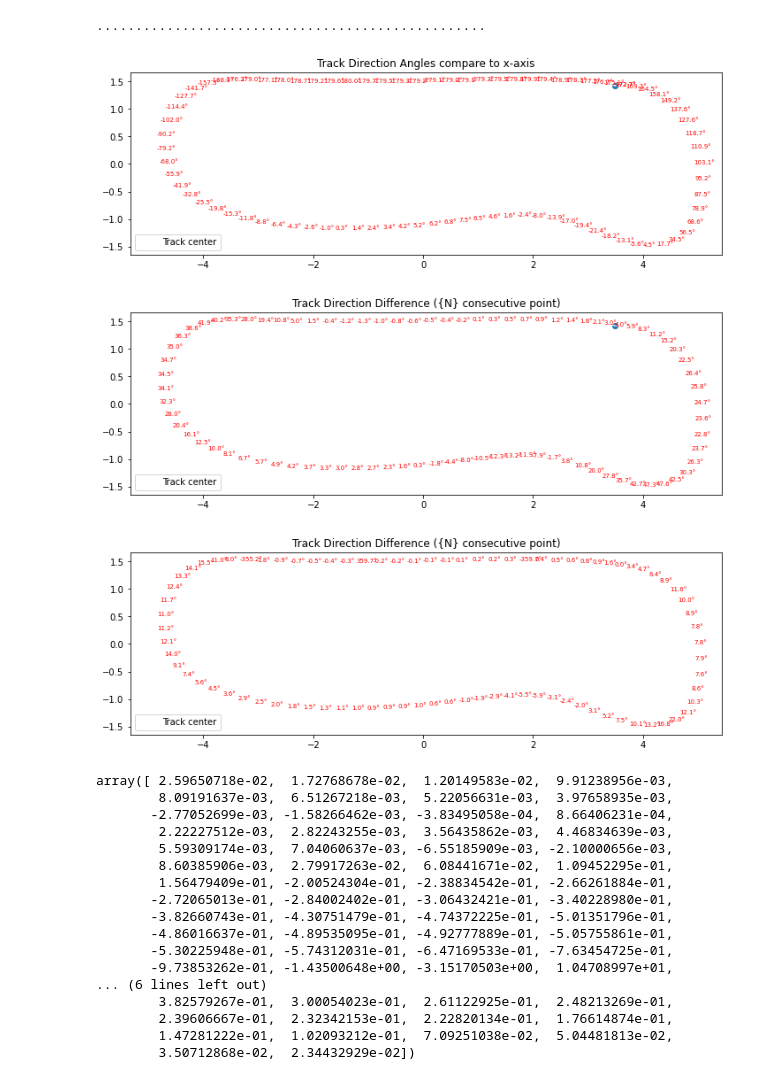
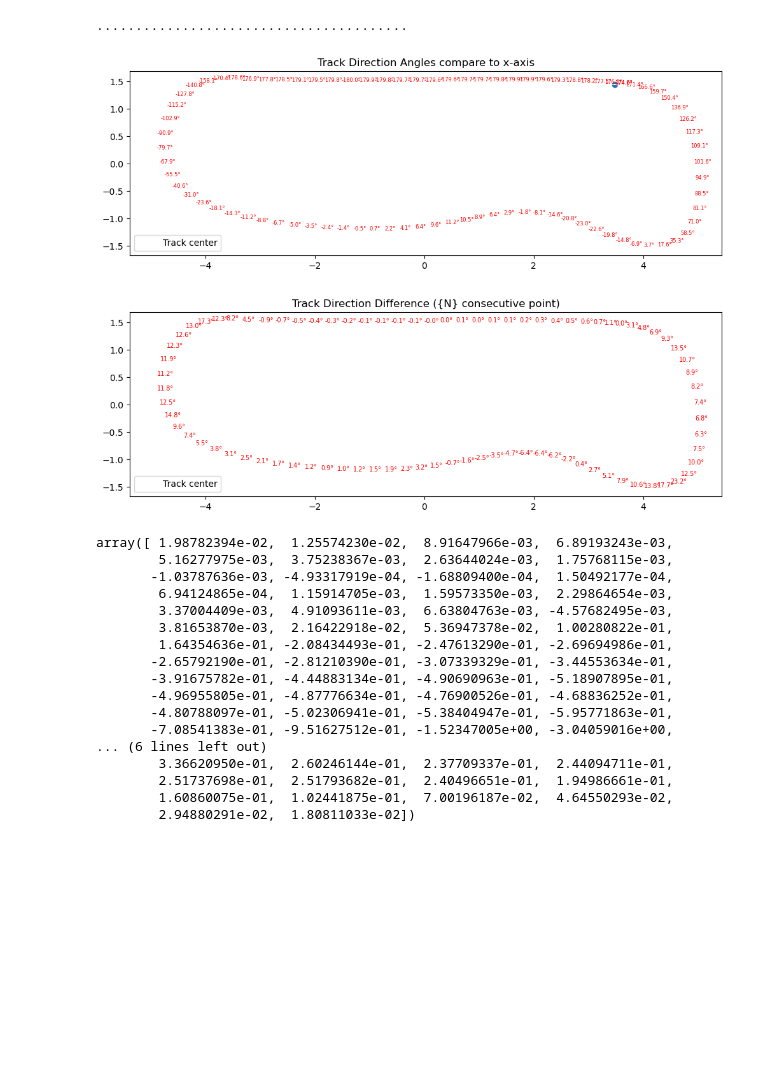
Before and after one commit to nachtdenkerr/42Horsepower, a Jupyter notebook: pre_compute.ipynb, the cells around one changed output. Drawn from its saved outputs; the diff is of its cells as text; code cells hidden in the pictures; blank space fills up the shorter version.

```diff
--- a/pre_compute.ipynb
+++ b/pre_compute.ipynb
@@ -57,7 +65,7 @@ def x_perc_width(waypoint, perc_width):
 
     return [center_x, center_y, inner_x_new, inner_y_new, outer_x_new, outer_y_new]
 
-PERC_WIDTH = 0.8
+PERC_WIDTH = 0.7
 waypoints_new = [x_perc_width(waypoint, perc_width=PERC_WIDTH) for waypoint in waypoints]
 waypoints_new = np.asarray(waypoints_new)
 
@@ -76,7 +84,7 @@ XI_ITERATIONS=4
 
 # Number of times to scan the entire race track to iterate
 # 500 will get a good start, 1500 will be closer to optimal result
-LINE_ITERATIONS=1000
+LINE_ITERATIONS=800
 
 def menger_curvature(pt1, pt2, pt3, atol=1e-3):
 
@@ -157,7 +165,7 @@ for i in range(LINE_ITERATIONS):
 # need to put duplicate point race_line[0] at race_line[-1] to make a closed loops
 ideal_race_line = np.append(race_line, [race_line[0]], axis=0)
 # %% [output]
-..................................................
+........................................
 # %%
 # --- Calculate vector angle at every point on the track ---
 def calculate_vector_angle_on_track(line):
@@ -166,10 +174,11 @@ def calculate_vector_angle_on_track(line):
 	# Compute direction vectors between consecutive points
 	directions = np.roll(line, -1, axis=0) - line
 	directions[N - 1] = directions[0]
-	# directions = directions[:N - 1]
 	# Compute angles in degrees (-180 to 180)
 	track_angles = np.degrees(np.arctan2(directions[:, 1], directions[:, 0]))
-	track_angles = (track_angles + 180) % 360 -180
+	for i in range(len(track_angles)):
+		if track_angles[i] > 180.0:
+			track_angles[i] = 360.0 - track_angles
 	return track_angles
 # %%
 # --- Calculate angle difference from one point to N point ahead ---
@@ -204,7 +213,7 @@ def plot_track_angles(center_line, step=5):
 	plt.scatter(xs[0], ys[0])
 	# Annotate with angles
 	for i in range(0, len(angles), step):
-		plt.text(xs[i], ys[i], f"{angles[i]:.1f}°", fontsize=7, color="red")
+		plt.text(xs[i], ys[i], f"{angles[i]:.1f}°", fontsize=6, color="red")
 
 	plt.gca().set_aspect("equal")
 	plt.title("Track Direction Angles compare to x-axis")
@@ -250,12 +259,12 @@ ideal_track_angles = calculate_vector_angle_on_track(ideal_race_line)
 original_track_angles = calculate_vector_angle_on_track(center_line)
 # %%
 plot_track_angles(ideal_race_line, step=1)
-plot_track_angle_diff(ideal_race_line, 7)
+# plot_track_angle_diff(ideal_race_line, 7)
 # %% [output]
-[figure, old version]
+[figure, new version]
-[figure, removed]
 # %%
 one_point_angle_diff = np.roll(ideal_track_angles, -1, axis=0) - ideal_track_angles
+one_point_angle_diff = (one_point_angle_diff + 180) % 360 - 180
 xs, ys = ideal_race_line[:, 0], ideal_race_line[:, 1]
 plt.figure(figsize=(12, 6))
 plt.plot(xs, ys, "w-", linewidth=1, label="Track center")
@@ -266,28 +275,28 @@ plt.title("Track Direction Difference ({N} consecutive point)")
 plt.legend()
 plt.show()
 # %% [output]
-[figure, old version]
+[figure, new version]
 # %%
 rate_of_change = calculate_track_angle_diff_N_point(ideal_race_line, ideal_track_angles, 7) / ideal_track_angles
 rate_of_change
 # %% [output]
-array([ 2.59650718e-02,  1.72768678e-02,  1.20149583e-02,  9.91238956e-03,
-        8.09191637e-03,  6.51267218e-03,  5.22056631e-03,  3.97658935e-03,
-       -2.77052699e-03, -1.58266462e-03, -3.83495058e-04,  8.66406231e-04,
-        2.22227512e-03,  2.82243255e-03,  3.56435862e-03,  4.46834639e-03,
-        5.59309174e-03,  7.04060637e-03, -6.55185909e-03, -2.10000656e-03,
-        8.60385906e-03,  2.79917263e-02,  6.08441671e-02,  1.09452295e-01,
-        1.56479409e-01, -2.00524304e-01, -2.38834542e-01, -2.66261884e-01,
-       -2.72065013e-01, -2.84002402e-01, -3.06432421e-01, -3.40228980e-01,
-       -3.82660743e-01, -4.30751479e-01, -4.74372225e-01, -5.01351796e-01,
-       -4.86016637e-01, -4.89535095e-01, -4.92777889e-01, -5.05755861e-01,
-       -5.30225948e-01, -5.74312031e-01, -6.47169533e-01, -7.63454725e-01,
-       -9.73853262e-01, -1.43500648e+00, -3.15170503e+00,  1.04708997e+01,
+array([ 1.98782394e-02,  1.25574230e-02,  8.91647966e-03,  6.89193243e-03,
+        5.16277975e-03,  3.75238367e-03,  2.63644024e-03,  1.75768115e-03,
+       -1.03787636e-03, -4.93317919e-04, -1.68809400e-04,  1.50492177e-04,
+        6.94124865e-04,  1.15914705e-03,  1.59573350e-03,  2.29864654e-03,
+        3.37004409e-03,  4.91093611e-03,  6.63804763e-03, -4.57682495e-03,
+        3.81653870e-03,  2.16422918e-02,  5.36947378e-02,  1.00280822e-01,
+        1.64354636e-01, -2.08434493e-01, -2.47613290e-01, -2.69694986e-01,
+       -2.65792190e-01, -2.81210390e-01, -3.07339329e-01, -3.44553634e-01,
+       -3.91675782e-01, -4.44883134e-01, -4.90690963e-01, -5.18907895e-01,
+       -4.96955805e-01, -4.87776634e-01, -4.76900526e-01, -4.68836252e-01,
+       -4.80788097e-01, -5.02306941e-01, -5.38404947e-01, -5.95771863e-01,
+       -7.08541383e-01, -9.51627512e-01, -1.52347005e+00, -3.04059016e+00,
 ... (6 lines left out)
-        3.82579267e-01,  3.00054023e-01,  2.61122925e-01,  2.48213269e-01,
-        2.39606667e-01,  2.32342153e-01,  2.22820134e-01,  1.76614874e-01,
-        1.47281222e-01,  1.02093212e-01,  7.09251038e-02,  5.04481813e-02,
-        3.50712868e-02,  2.34432929e-02])
+        3.36620950e-01,  2.60246144e-01,  2.37709337e-01,  2.44094711e-01,
+        2.51737698e-01,  2.51793682e-01,  2.40496651e-01,  1.94986661e-01,
+        1.60860075e-01,  1.02441875e-01,  7.00196187e-02,  4.64550293e-02,
+        2.94880291e-02,  1.80811033e-02])
 # %%
 plot_track_angles(center_line, 1)
 plot_track_angle_diff(center_line, 2)
```
Also changed, not shown: parts of 11 cells of this notebook, 17 other files.
